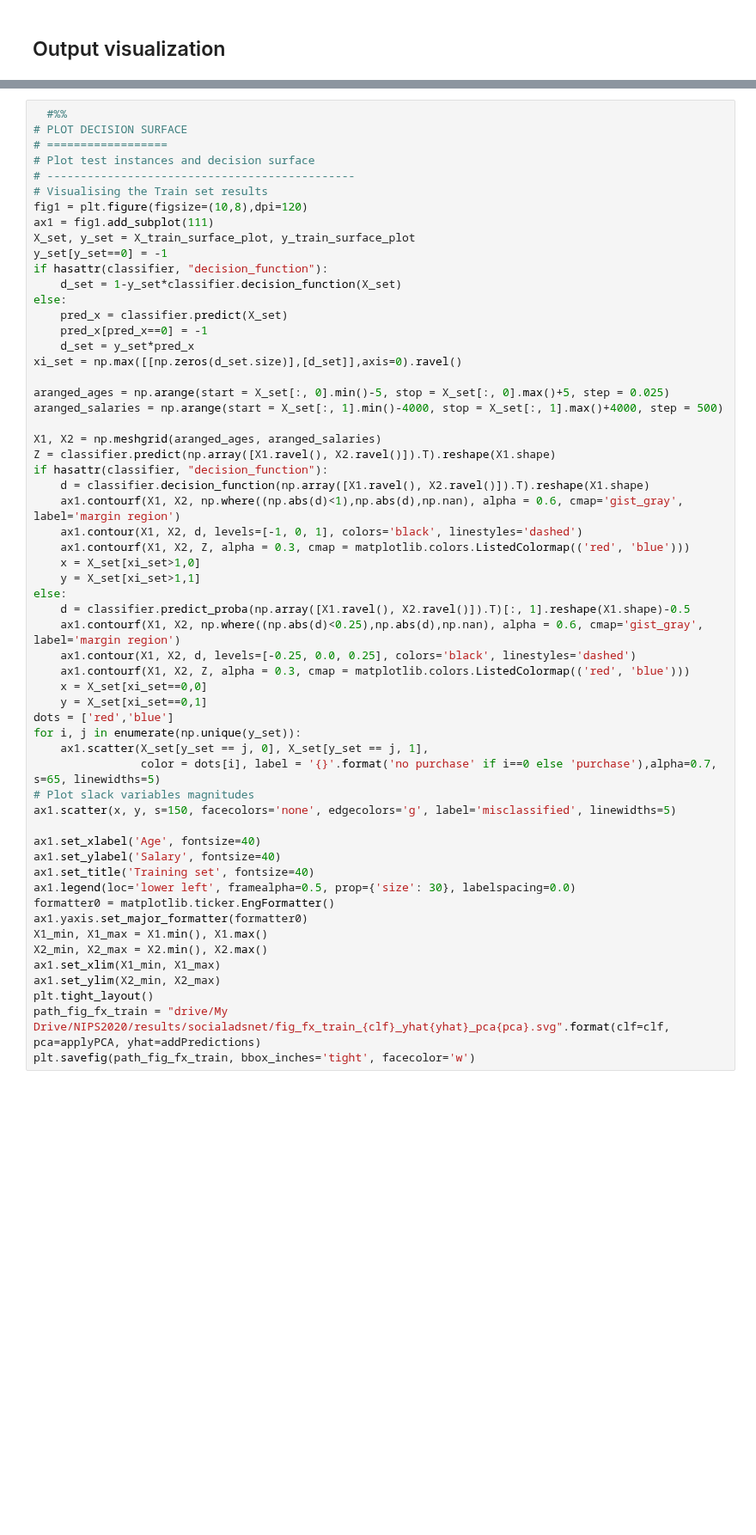
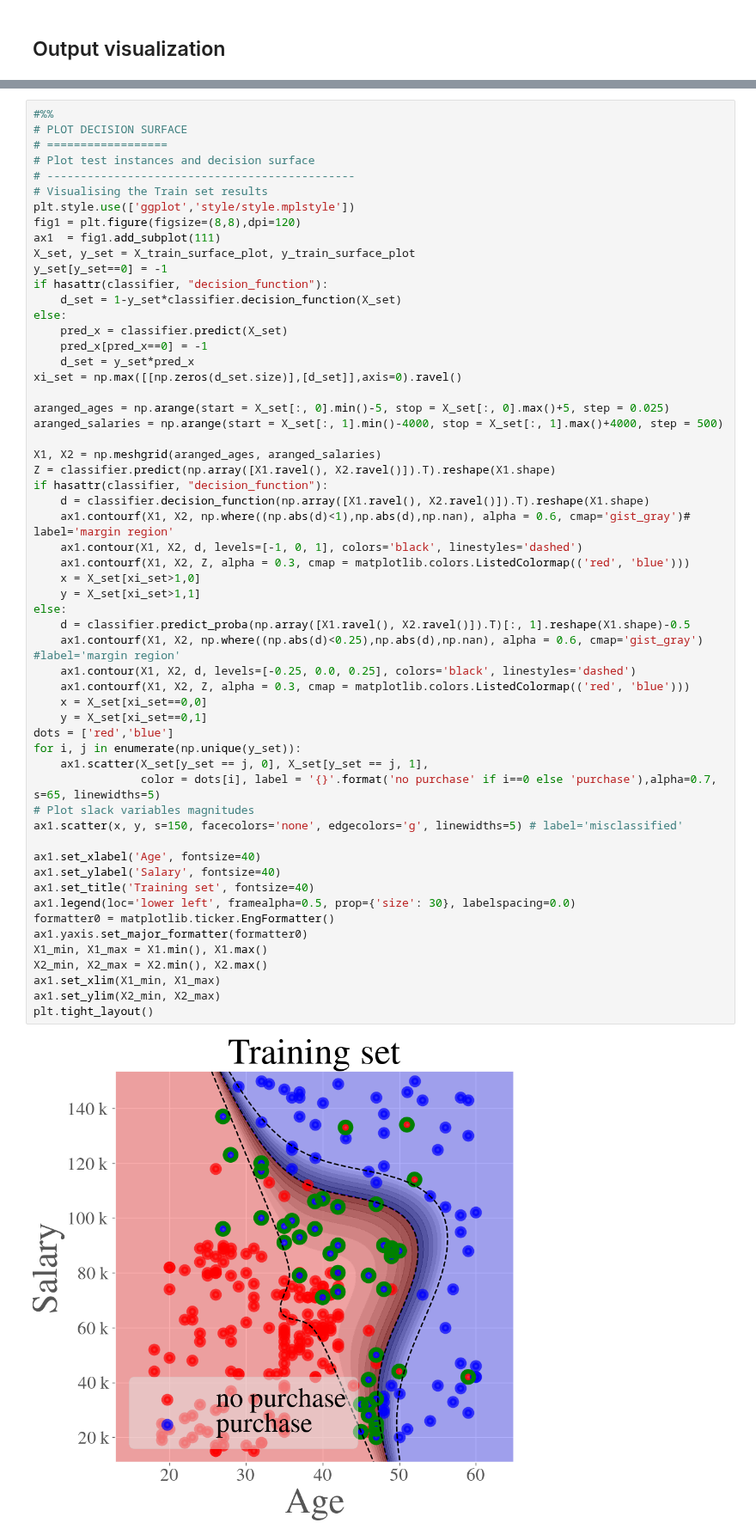
Before and after one commit to cesar-claros/synergistic, a Jupyter notebook: socialadsnet_AAAI.ipynb, the cells around one changed output, grey strips where cells are left out. Shown at 86% size. Cells and saved outputs as stored; diff of their text form; blank space fills up the shorter version.

```diff
--- a/socialadsnet_AAAI.ipynb
+++ b/socialadsnet_AAAI.ipynb
@@ -389,12 +280,13 @@ plt.savefig(path_fig_fxgx, bbox_inches='tight', facecolor='w')
 # %%
-  #%%
+#%%
 # PLOT DECISION SURFACE
 # ==================
 # Plot test instances and decision surface
 # ----------------------------------------------
 # Visualising the Train set results
-fig1 = plt.figure(figsize=(10,8),dpi=120)
-ax1 = fig1.add_subplot(111)
+plt.style.use(['ggplot','style/style.mplstyle'])
+fig1 = plt.figure(figsize=(8,8),dpi=120)
+ax1  = fig1.add_subplot(111)
 X_set, y_set = X_train_surface_plot, y_train_surface_plot
 y_set[y_set==0] = -1
 if hasattr(classifier, "decision_function"):
@@ -412,38 +304,38 @@ X1, X2 = np.meshgrid(aranged_ages, aranged_salaries)
 Z = classifier.predict(np.array([X1.ravel(), X2.ravel()]).T).reshape(X1.shape)
 if hasattr(classifier, "decision_function"):
     d = classifier.decision_function(np.array([X1.ravel(), X2.ravel()]).T).reshape(X1.shape)
-    ax1.contourf(X1, X2, np.where((np.abs(d)<1),np.abs(d),np.nan), alpha = 0.6, cmap='gist_gray', label='margin region')
+    ax1.contourf(X1, X2, np.where((np.abs(d)<1),np.abs(d),np.nan), alpha = 0.6, cmap='gist_gray')# label='margin region'
     ax1.contour(X1, X2, d, levels=[-1, 0, 1], colors='black', linestyles='dashed')
     ax1.contourf(X1, X2, Z, alpha = 0.3, cmap = matplotlib.colors.ListedColormap(('red', 'blue')))
     x = X_set[xi_set>1,0]
     y = X_set[xi_set>1,1]
 else:
     d = classifier.predict_proba(np.array([X1.ravel(), X2.ravel()]).T)[:, 1].reshape(X1.shape)-0.5
-    ax1.contourf(X1, X2, np.where((np.abs(d)<0.25),np.abs(d),np.nan), alpha = 0.6, cmap='gist_gray', label='margin region')
+    ax1.contourf(X1, X2, np.where((np.abs(d)<0.25),np.abs(d),np.nan), alpha = 0.6, cmap='gist_gray') #label='margin region'
     ax1.contour(X1, X2, d, levels=[-0.25, 0.0, 0.25], colors='black', linestyles='dashed')
     ax1.contourf(X1, X2, Z, alpha = 0.3, cmap = matplotlib.colors.ListedColormap(('red', 'blue')))
     x = X_set[xi_set==0,0]
     y = X_set[xi_set==0,1]
 dots = ['red','blue']
 for i, j in enumerate(np.unique(y_set)):
     ax1.scatter(X_set[y_set == j, 0], X_set[y_set == j, 1],
                 color = dots[i], label = '{}'.format('no purchase' if i==0 else 'purchase'),alpha=0.7, s=65, linewidths=5)
 # Plot slack variables magnitudes
-ax1.scatter(x, y, s=150, facecolors='none', edgecolors='g', label='misclassified', linewidths=5)
+ax1.scatter(x, y, s=150, facecolors='none', edgecolors='g', linewidths=5) # label='misclassified'
 
 ax1.set_xlabel('Age', fontsize=40)
 ax1.set_ylabel('Salary', fontsize=40)
 ax1.set_title('Training set', fontsize=40)
 ax1.legend(loc='lower left', framealpha=0.5, prop={'size': 30}, labelspacing=0.0)
 formatter0 = matplotlib.ticker.EngFormatter()
 ax1.yaxis.set_major_formatter(formatter0)
 X1_min, X1_max = X1.min(), X1.max()
 X2_min, X2_max = X2.min(), X2.max()
 ax1.set_xlim(X1_min, X1_max)
 ax1.set_ylim(X2_min, X2_max)
 plt.tight_layout()
-path_fig_fx_train = "drive/My Drive/NIPS2020/results/socialadsnet/fig_fx_train_{clf}_yhat{yhat}_pca{pca}.svg".format(clf=clf, pca=applyPCA, yhat=addPredictions)
-plt.savefig(path_fig_fx_train, bbox_inches='tight', facecolor='w')
+# %% [output]
+[figure, added]
 # %%
 #%%
 # PLOT DECISION SURFACE
```
Also changed, not shown: parts of 16 cells of this notebook.
